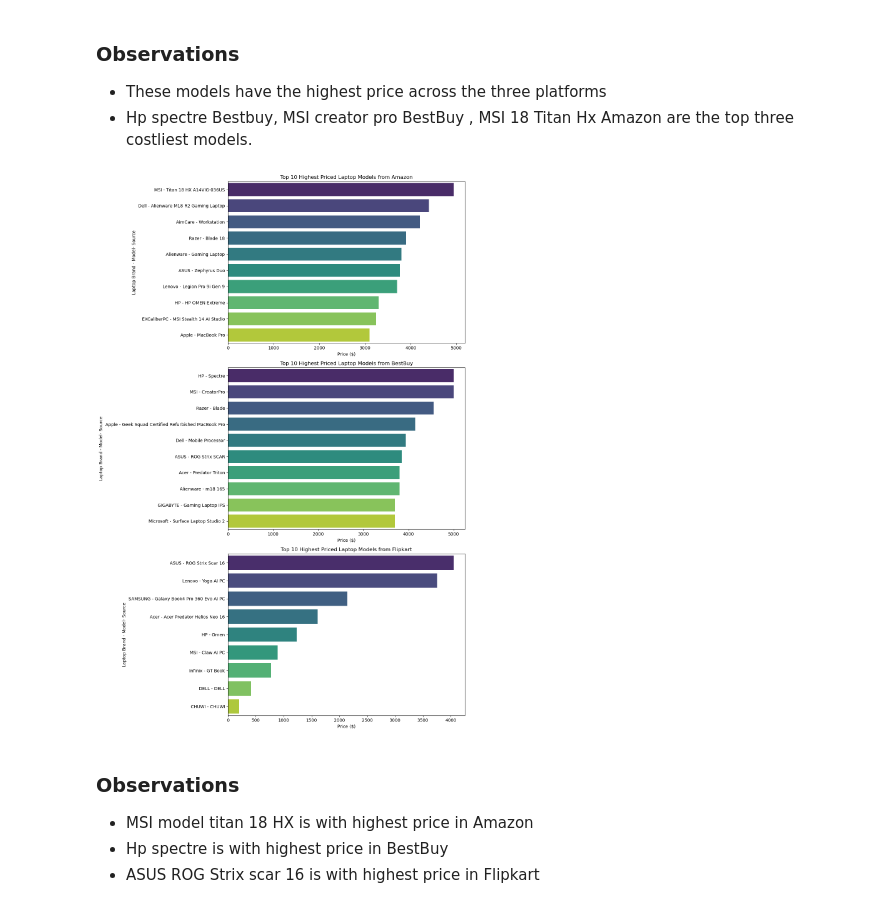
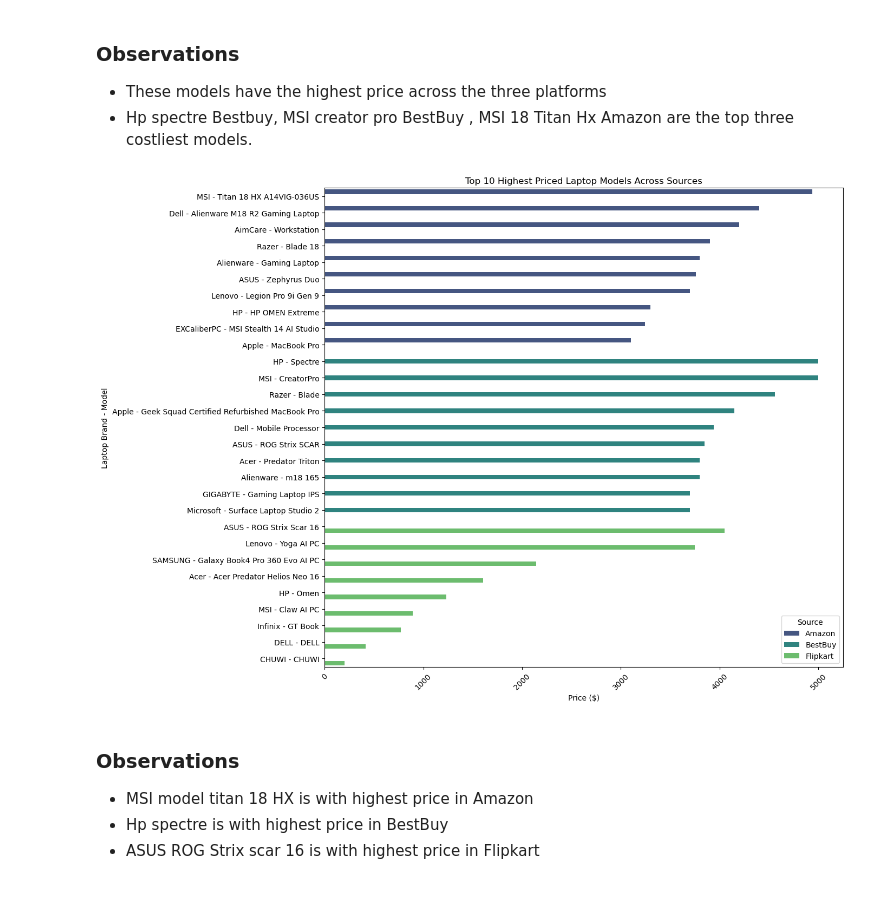
Before and after one commit to VaibhavSaran/CSE-587-PROJECT-LAPTRACK, a Jupyter notebook: Project Laptrack - Phase 1 Exploratory Data Analysis.ipynb, the cells around one changed output. Drawn from its saved outputs; the diff is of its cells as text; code cells hidden in the pictures.

```diff
--- a/Project Laptrack - Phase 1 Exploratory Data Analysis.ipynb
+++ b/Project Laptrack - Phase 1 Exploratory Data Analysis.ipynb
@@ -473,36 +473,35 @@ plt.show()
 ### Observations
 - These models have the highest price across the three platforms
 - Hp spectre Bestbuy, MSI creator pro BestBuy , MSI 18 Titan Hx  Amazon are the top three costliest models.
-# %%
-#Sources
-sources = highest_price_models['Source'].unique()
-
-#count
-num_sources = len(sources)
-
-plt.figure(figsize=(12, 6 * num_sources))
-
-for i, source in enumerate(sources):
-    source_data = highest_price_models[highest_price_models['Source'] == source]
-
-    #top 10 highest priced models for the source
-    top_10_prices = source_data.nlargest(10, 'Price')
-    #labeling
-    top_10_prices['Brand_Model'] = top_10_prices['Laptop_Brand'] + ' - ' + top_10_prices['Laptop_Name']
-
-    plt.subplot(num_sources, 1, i + 1)
-
-    sns.barplot(x='Price', y='Brand_Model', data=top_10_prices, palette='viridis')
-
-    plt.title(f'Top 10 Highest Priced Laptop Models from {source}')
-    plt.xlabel('Price ($)')
-    plt.ylabel('Laptop Brand - Model- Source')
-
-plt.tight_layout()
-
-plt.show()
-# %% [output]
-[figure, removed]
+# %%
+# Souces
+sources = highest_price_models['Source'].unique()
+
+top_10_all_sources = pd.DataFrame()
+
+for source in sources:
+    source_data = highest_price_models[highest_price_models['Source'] == source]
+
+    top_10_prices = source_data.nlargest(10, 'Price')
+
+    top_10_prices['Brand_Model'] = top_10_prices['Laptop_Brand'] + ' - ' + top_10_prices['Laptop_Name']
+
+    top_10_prices['Source'] = source
+    top_10_all_sources = pd.concat([top_10_all_sources, top_10_prices])
+
+plt.figure(figsize=(14, 10))
+sns.barplot(x='Price', y='Brand_Model', hue='Source', data=top_10_all_sources, palette='viridis')
+
+plt.title('Top 10 Highest Priced Laptop Models Across Sources')
+plt.xlabel('Price ($)')
+plt.ylabel('Laptop Brand - Model')
+
+plt.xticks(rotation=45)
+plt.legend(title='Source')
+plt.tight_layout()
+plt.show()
+# %% [output]
+[figure, added]
 # %% [markdown]
 ### Observations
 - MSI model titan 18 HX is with highest price in Amazon
```
Also changed, not shown: parts of 5 cells of this notebook.
